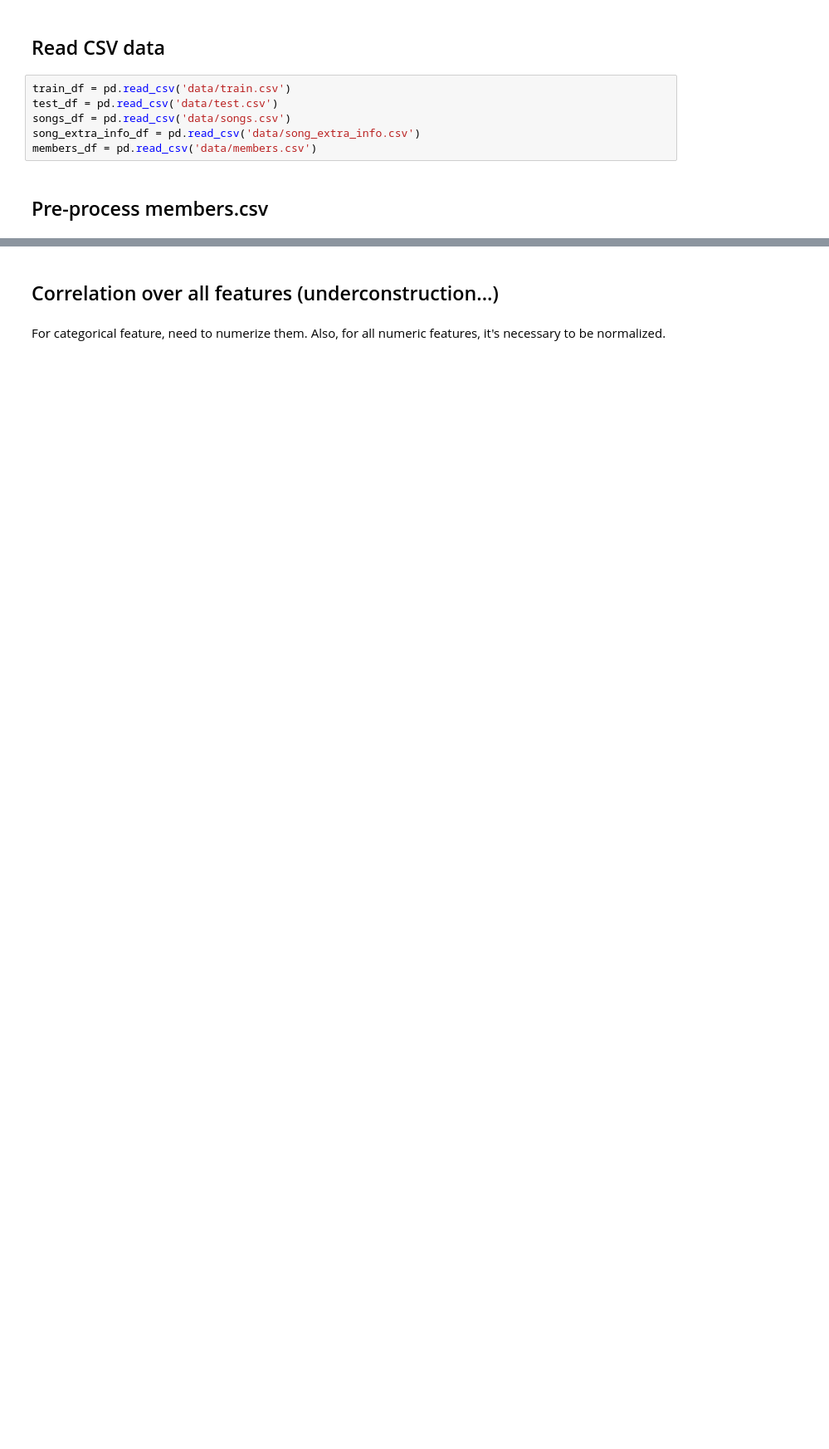
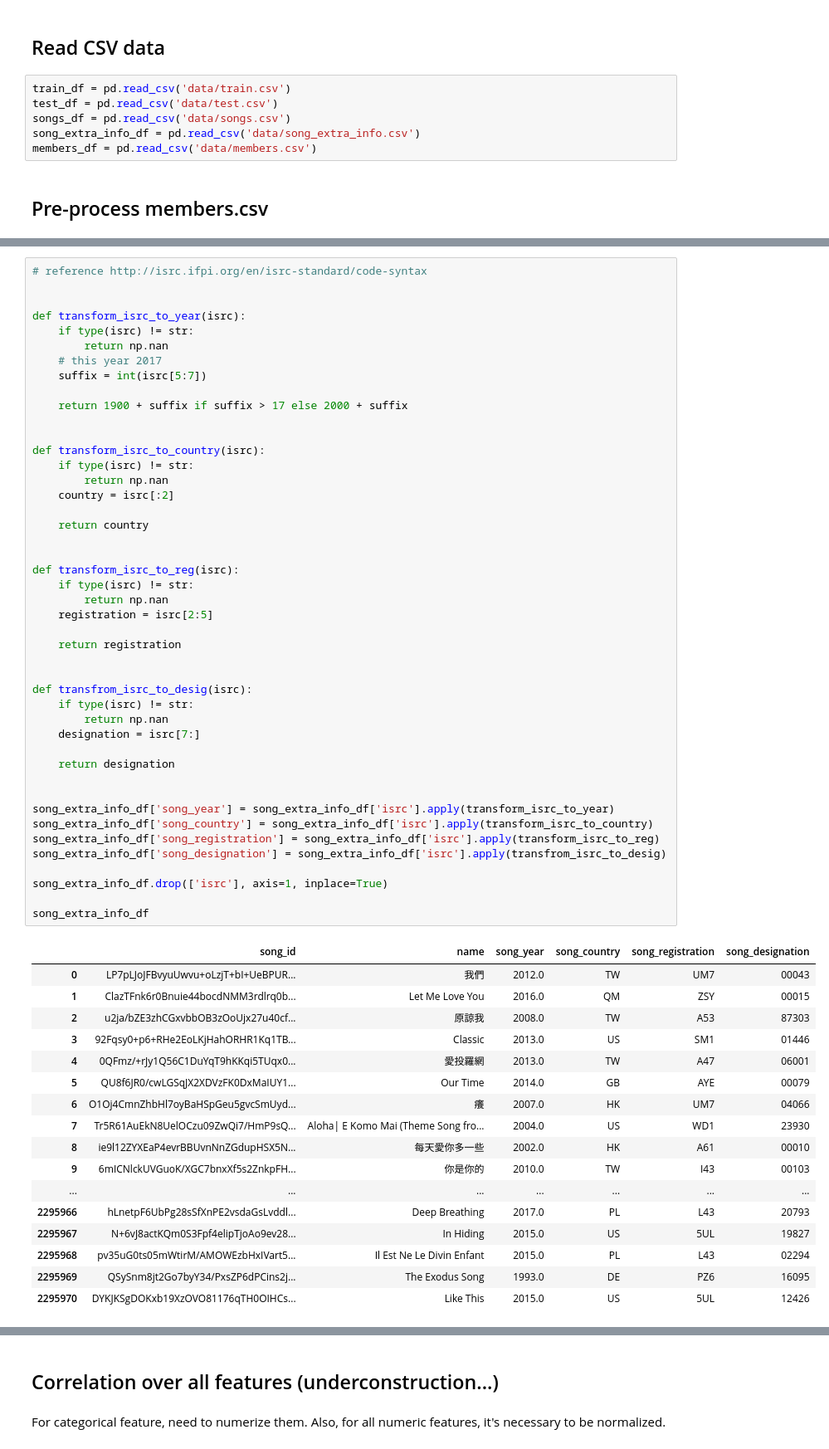
Before and after one commit to dsmilab/WSDM2018-KKBox-MRC, a Jupyter notebook: prepro.ipynb, the cells around one changed output, grey strips where cells are left out. Shown: that part at 83% size. Saved outputs shown, nothing was run; the diff lists cells and outputs as text; blank space fills up the shorter version.

```diff
--- a/prepro.ipynb
+++ b/prepro.ipynb
@@ -76,0 +70,63 @@ members_df
+# %%
+# reference http://isrc.ifpi.org/en/isrc-standard/code-syntax
+
+
+def transform_isrc_to_year(isrc):
+    if type(isrc) != str:
+        return np.nan
+    # this year 2017
+    suffix = int(isrc[5:7])
+
+    return 1900 + suffix if suffix > 17 else 2000 + suffix
+
+
+def transform_isrc_to_country(isrc):
+    if type(isrc) != str:
+        return np.nan
+    country = isrc[:2]
+
+    return country
+
+
+def transform_isrc_to_reg(isrc):
+    if type(isrc) != str:
+        return np.nan
+    registration = isrc[2:5]
+
+    return registration
+
+
+def transfrom_isrc_to_desig(isrc):
+    if type(isrc) != str:
+        return np.nan
+    designation = isrc[7:]
+
+    return designation
+
+
+song_extra_info_df['song_year'] = song_extra_info_df['isrc'].apply(transform_isrc_to_year)
+song_extra_info_df['song_country'] = song_extra_info_df['isrc'].apply(transform_isrc_to_country)
+song_extra_info_df['song_registration'] = song_extra_info_df['isrc'].apply(transform_isrc_to_reg)
+song_extra_info_df['song_designation'] = song_extra_info_df['isrc'].apply(transfrom_isrc_to_desig)
+
+song_extra_info_df.drop(['isrc'], axis=1, inplace=True)
+
+song_extra_info_df
+# %% [output]
+|  | song_id | name | song_year | song_country | song_registration | song_designation |
+| 0 | LP7pLJoJFBvyuUwvu+oLzjT+bI+UeBPUR... | 我們 | 2012.0 | TW | UM7 | 00043 |
+| 1 | ClazTFnk6r0Bnuie44bocdNMM3rdlrq0b... | Let Me Love You | 2016.0 | QM | ZSY | 00015 |
+| 2 | u2ja/bZE3zhCGxvbbOB3zOoUjx27u40cf... | 原諒我 | 2008.0 | TW | A53 | 87303 |
+| 3 | 92Fqsy0+p6+RHe2EoLKjHahORHR1Kq1TB... | Classic | 2013.0 | US | SM1 | 01446 |
+| 4 | 0QFmz/+rJy1Q56C1DuYqT9hKKqi5TUqx0... | 愛投羅網 | 2013.0 | TW | A47 | 06001 |
+| 5 | QU8f6JR0/cwLGSqJX2XDVzFK0DxMaIUY1... | Our Time | 2014.0 | GB | AYE | 00079 |
+| 6 | O1Oj4CmnZhbHl7oyBaHSpGeu5gvcSmUyd... | 癢 | 2007.0 | HK | UM7 | 04066 |
+| 7 | Tr5R61AuEkN8UelOCzu09ZwQi7/HmP9sQ... | Aloha| E Komo Mai (Theme Song fro... | 2004.0 | US | WD1 | 23930 |
+| 8 | ie9l12ZYXEaP4evrBBUvnNnZGdupHSX5N... | 每天愛你多一些 | 2002.0 | HK | A61 | 00010 |
+| 9 | 6mICNlckUVGuoK/XGC7bnxXf5s2ZnkpFH... | 你是你的 | 2010.0 | TW | I43 | 00103 |
+| ... | ... | ... | ... | ... | ... | ... |
+| 2295966 | hLnetpF6UbPg28sSfXnPE2vsdaGsLvddl... | Deep Breathing | 2017.0 | PL | L43 | 20793 |
+| 2295967 | N+6vJ8actKQm0S3Fpf4elipTjoAo9ev28... | In Hiding | 2015.0 | US | 5UL | 19827 |
+| 2295968 | pv35uG0ts05mWtirM/AMOWEzbHxIVart5... | Il Est Ne Le Divin Enfant | 2015.0 | PL | L43 | 02294 |
+| 2295969 | QSySnm8jt2Go7byY34/PxsZP6dPCins2j... | The Exodus Song | 1993.0 | DE | PZ6 | 16095 |
+| 2295970 | DYKJKSgDOKxb19XzOVO81176qTH0OIHCs... | Like This | 2015.0 | US | 5UL | 12426 |
```
Also changed, not shown: parts of 10 cells of this notebook, 6 other files.
